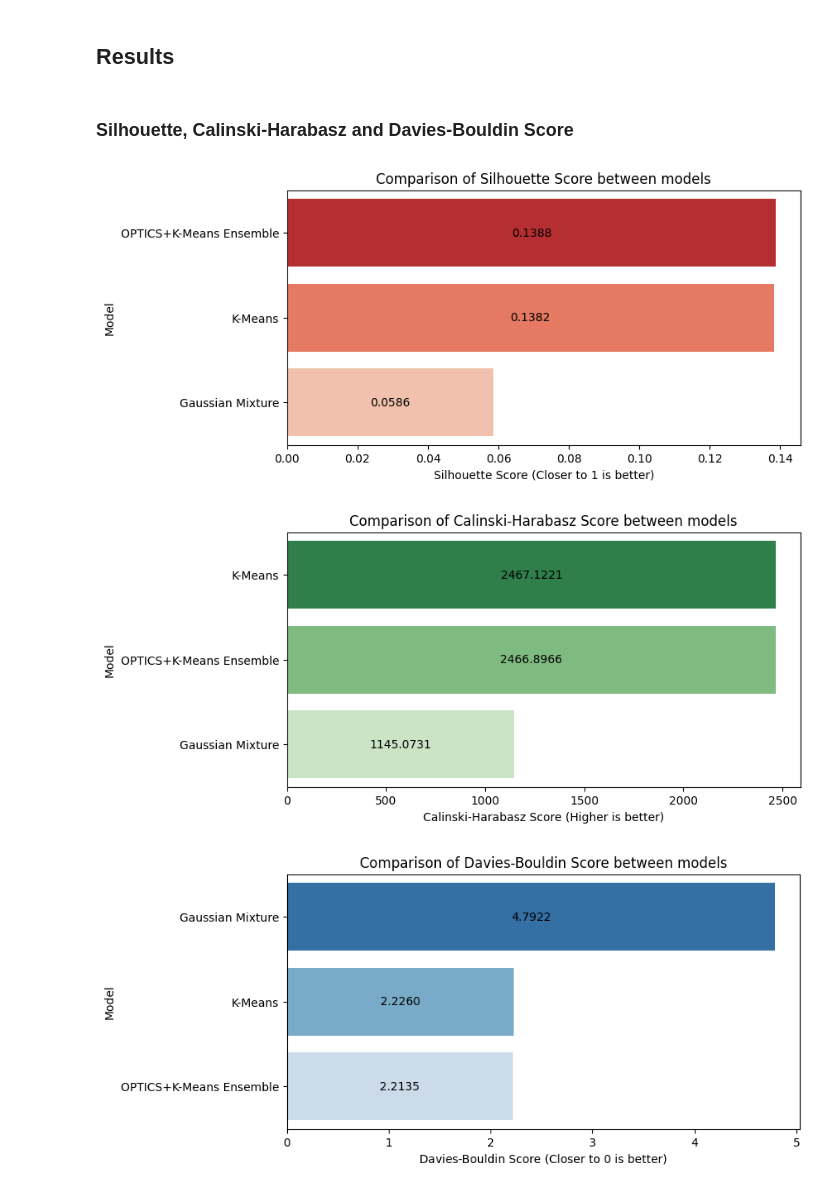
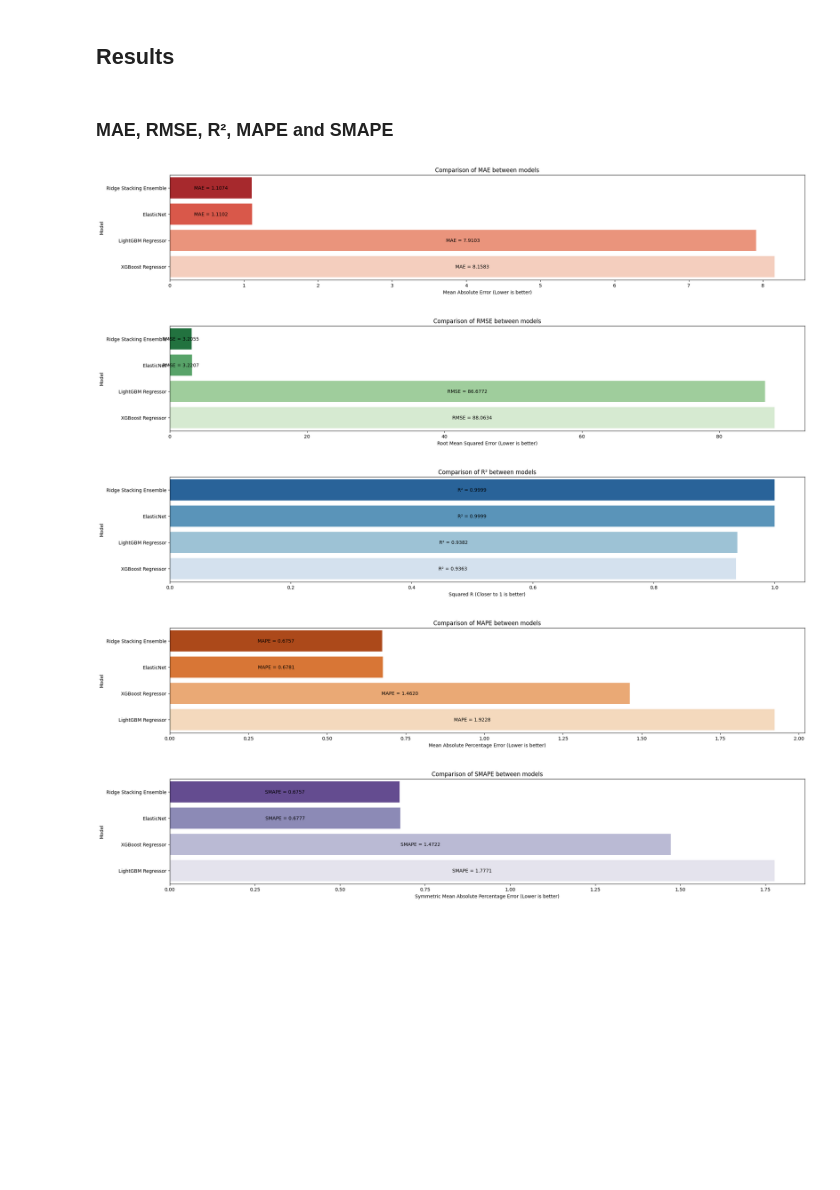
Before and after one commit to MaCh1Ne01/mle-specialization-03, a Jupyter notebook: notebooks/forecasting_model.ipynb, the cells around one changed output. Saved outputs shown, nothing was run; the diff lists cells and outputs as text; code cells hidden in the pictures; blank space fills up the shorter version.

```diff
--- a/notebooks/forecasting_model.ipynb
+++ b/notebooks/forecasting_model.ipynb
@@ -72,8 +67,15 @@ search_space_model_02 = {
     "n_estimators": Integer(50, 300),
     "subsample": Continuous(0.6, 1.0)
     }
+# %%
+model_03 = LGBMRegressor(random_state=SEED, verbose=-1)
+search_space_model_03 = {
+    "learning_rate": Continuous(0.01, 0.3, distribution="uniform"),
+    "n_estimators": Integer(100, 500),
+    "num_leaves": Integer(31, 127)
+    }
 # %%
-model_03 = RidgeModelStackingEnsemble(base_models=[base_model,model_01,model_02], alpha=1.0, random_state=SEED)
+model_04 = RidgeModelStackingEnsemble(base_models=[model_01,model_02,model_03], alpha=1.0, random_state=SEED)
 # %% [markdown]
 ## Training
 # %%
@@ -126,0 +129,3 @@ Symmetric Mean Absolute Percentage Error: 1.8068
+# %%
+model_03_metrics, model_03 = executing_and_saving_regression_model(model=model_03, model_name=MODEL_03_NAME, X=X_train, y=y_train, X_sample=X_train_sample, y_sample=y_train_sample,\
+                                                         X_test=X_test, y_test=y_test, label_data=TESTING_DATA_LABEL, search_space=search_space_model_03)
@@ -127,5 +147,5 @@ Symmetric Mean Absolute Percentage Error: 1.8068
 # %%
-model_03 = RidgeModelStackingEnsemble(base_models=[base_model,model_01,model_02], alpha=1.0, random_state=SEED)
-model_03_metrics, model_03 = executing_and_saving_regression_model(model=model_03, model_name=MODEL_03_NAME, X=X_train, y=y_train, X_sample=None, y_sample=None,\
+model_04 = RidgeModelStackingEnsemble(base_models=[model_01,model_02,model_03], alpha=1.0, random_state=SEED)
+model_04_metrics, model_04 = executing_and_saving_regression_model(model=model_04, model_name=MODEL_04_NAME, X=X_train, y=y_train, X_sample=None, y_sample=None,\
                                                                    X_test=X_test, y_test=y_test, label_data=TESTING_DATA_LABEL, search_space=None)
 # %% [output]
@@ -219,10 +249,12 @@ graphing_temporal_series_components(model=prophet_model, model_name="Prophet", p
 # %% [markdown]
 ## Results
 # %% [markdown]
-### Silhouette, Calinski-Harabasz and Davies-Bouldin Score
+### MAE, RMSE, R², MAPE and SMAPE
 # %%
-graphing_clustering_models_results(base_model_metrics=base_model_metrics, model_01_metrics=model_01_metrics, model_02_metrics=model_02_metrics)
+graphing_regression_models_results(metrics_01=model_01_metrics, metrics_02=model_02_metrics, metrics_03=model_03_metrics, metrics_04=model_04_metrics)
 # %% [output]
-[figure, old version]
+[figure, new version]
-[figure, old version]
+[figure, new version]
-[figure, old version]
+[figure, new version]
+[figure, added]
+[figure, added]
```
Also changed, not shown: parts of 23 cells of this notebook, 15 other files.
